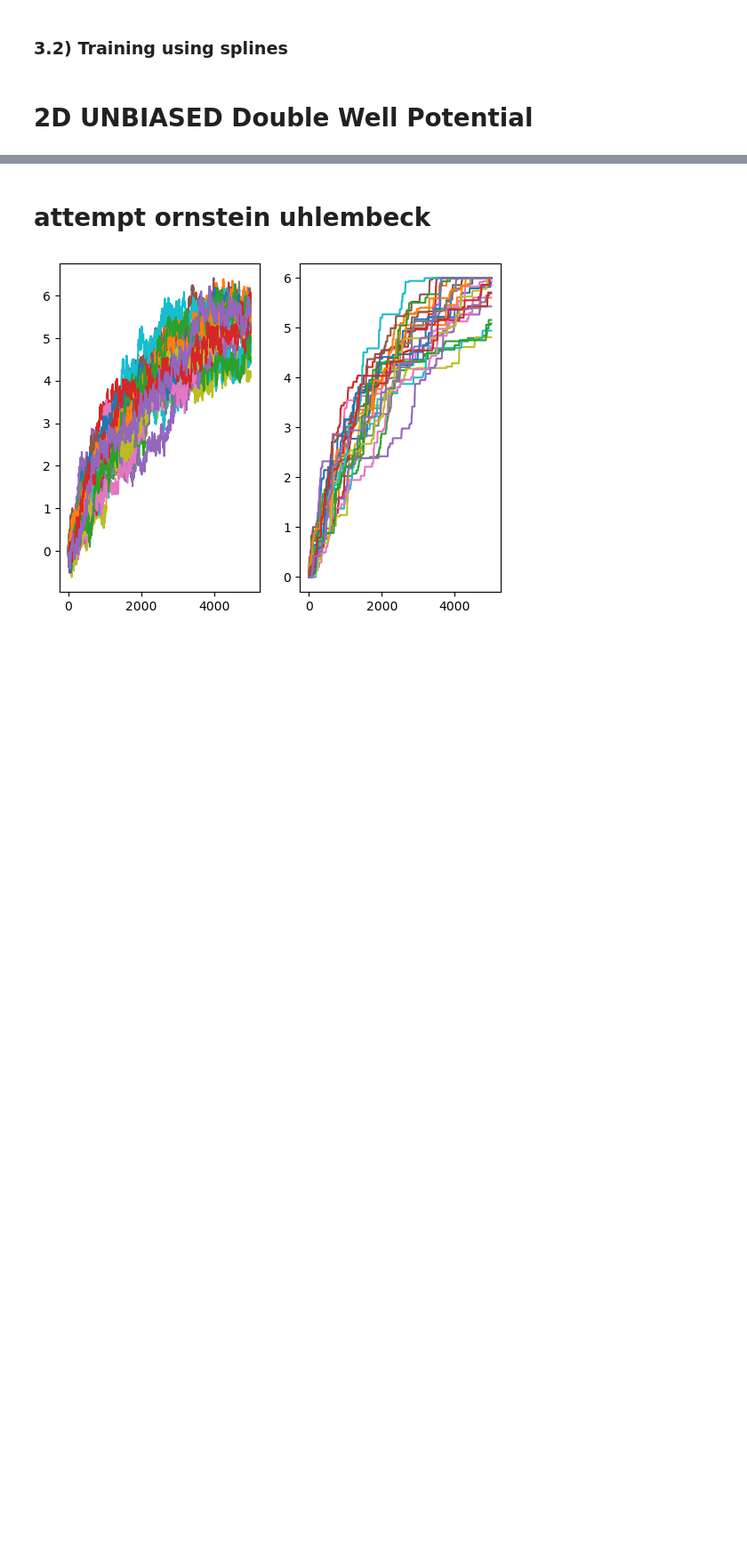
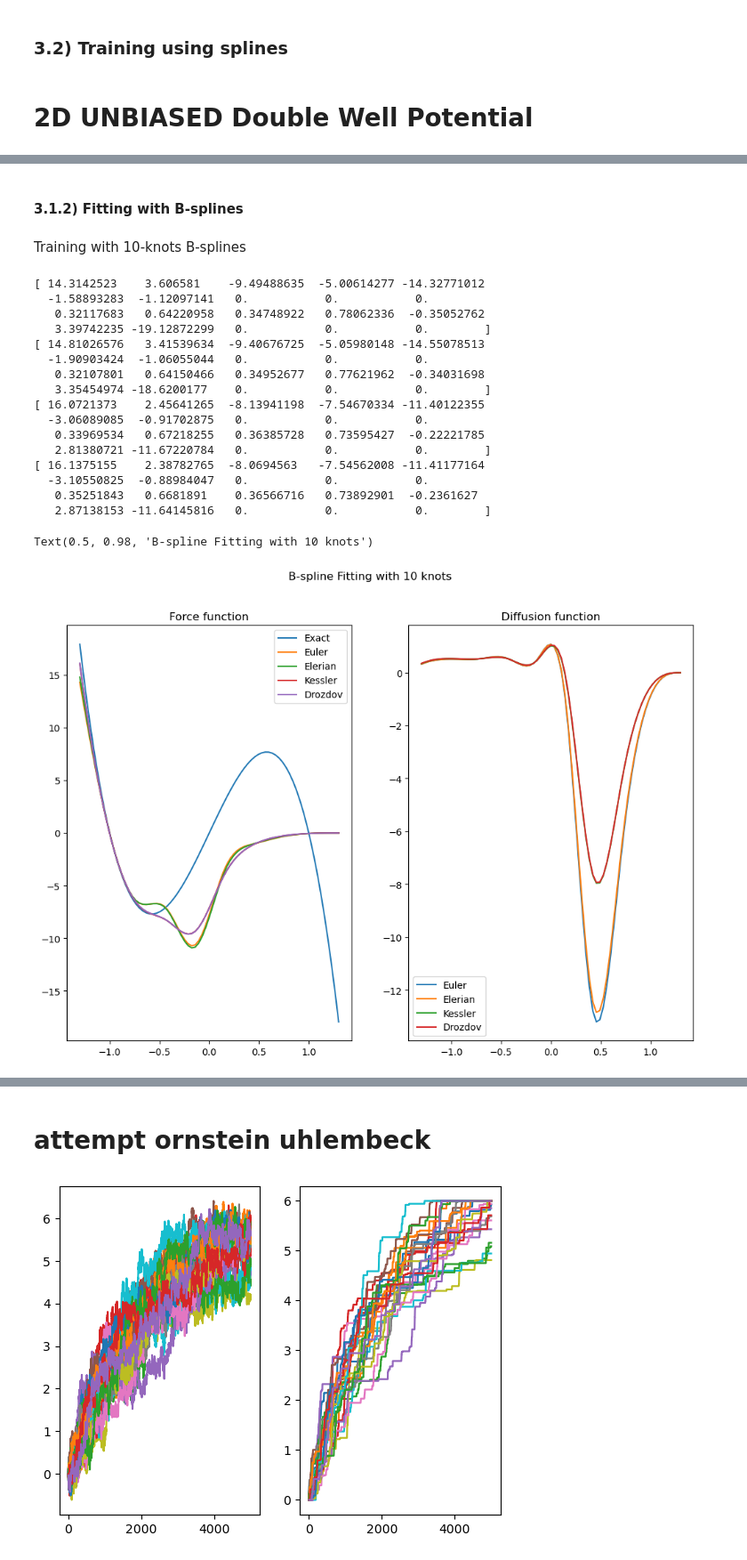
Before and after one commit to langevinmodel/folie, a Jupyter notebook: toy_models/estimation/1D_DW_estimation.ipynb, the cells around one changed output, grey strips where cells are left out. Shown at 89% size. Cells and saved outputs as stored; diff of their text form; code cells hidden in the pictures; blank space fills up the shorter version.

```diff
--- a/toy_models/estimation/1D_DW_estimation.ipynb
+++ b/toy_models/estimation/1D_DW_estimation.ipynb
@@ -450,0 +620,55 @@ res_vec = [Eul_res,Ozk_res,Shj_res,Eln_res,Ksl_res,Drz_res] # made a list of all
+# %% [markdown]
+#### 3.1.2) Fitting with B-splines
+# %% [markdown]
+Training with 10-knots B-splines
+# %%
+n_knots =10
+domain = fl.MeshedDomain.create_from_range(np.linspace(min(xfa) , max(xfa) , n_knots).ravel())  # n_knots is improperly the number of knots
+trainmodelx = fl.models.OverdampedSplines1D(domain=domain)
+
+res_vec=[]
+fig, axs = plt.subplots(1, 2,figsize=(12,8))
+axs[0].plot(xfa,xforce, label="Exact")
+names = ["Euler", "Elerian","Kessler", "Drozdov"]
+
+for name, transitioncls in zip(
+    ["Euler", "Elerian","Kessler", "Drozdov"],#"Ozaki", "ShojiOzaki", "Elerian", "Kessler", "Drozdov"],
+    [
+        fl.EulerDensity,
+        # fl.OzakiDensity,
+        # fl.ShojiOzakiDensity,
+        fl.ElerianDensity,
+        fl.KesslerDensity,
+        fl.DrozdovDensity,
+    ],
+):
+    estimator = fl.LikelihoodEstimator(transitioncls(deepcopy(trainmodelx)))
+    res = estimator.fit_fetch(xdata)
+    print(res.coefficients)
+    res_vec.append(res)
+    axs[0].plot(xfa, res.force(xfa.reshape(-1, 1)), label=name)
+    axs[1].plot(xfa, res.diffusion(xfa.reshape(-1, 1)), label=name)
+axs[0].set_title('Force function')
+axs[1].set_title('Diffusion function')
+axs[0].legend()
+axs[1].legend()
+fig.suptitle('B-spline Fitting with '+str(n_knots)+ ' knots')
+# %% [output]
+[ 14.3142523    3.606581    -9.49488635  -5.00614277 -14.32771012
+  -1.58893283  -1.12097141   0.           0.           0.
+   0.32117683   0.64220958   0.34748922   0.78062336  -0.35052762
+   3.39742235 -19.12872299   0.           0.           0.        ]
+[ 14.81026576   3.41539634  -9.40676725  -5.05980148 -14.55078513
+  -1.90903424  -1.06055044   0.           0.           0.
+   0.32107801   0.64150466   0.34952677   0.77621962  -0.34031698
+   3.35454974 -18.6200177    0.           0.           0.        ]
+[ 16.0721373    2.45641265  -8.13941198  -7.54670334 -11.40122355
+  -3.06089085  -0.91702875   0.           0.           0.
+   0.33969534   0.67218255   0.36385728   0.73595427  -0.22221785
+   2.81380721 -11.67220784   0.           0.           0.        ]
+[ 16.1375155    2.38782765  -8.0694563   -7.54562008 -11.41177164
+  -3.10550825  -0.88984047   0.           0.           0.
+   0.35251843   0.6681891    0.36566716   0.73892901  -0.2361627
+   2.87138153 -11.64145816   0.           0.           0.        ]
+Text(0.5, 0.98, 'B-spline Fitting with 10 knots')
+[figure, added]
```
Also changed, not shown: parts of 28 cells of this notebook, 2 other files.
